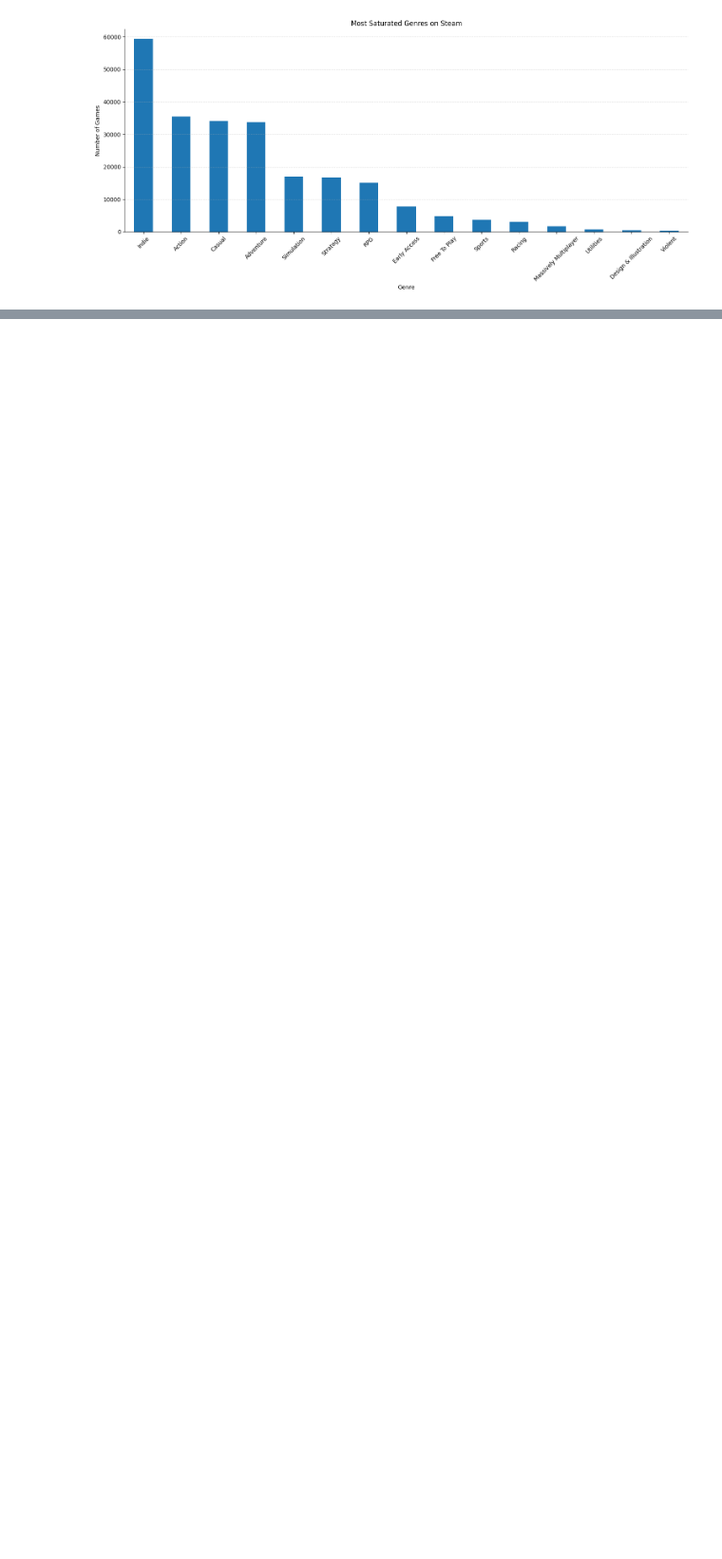
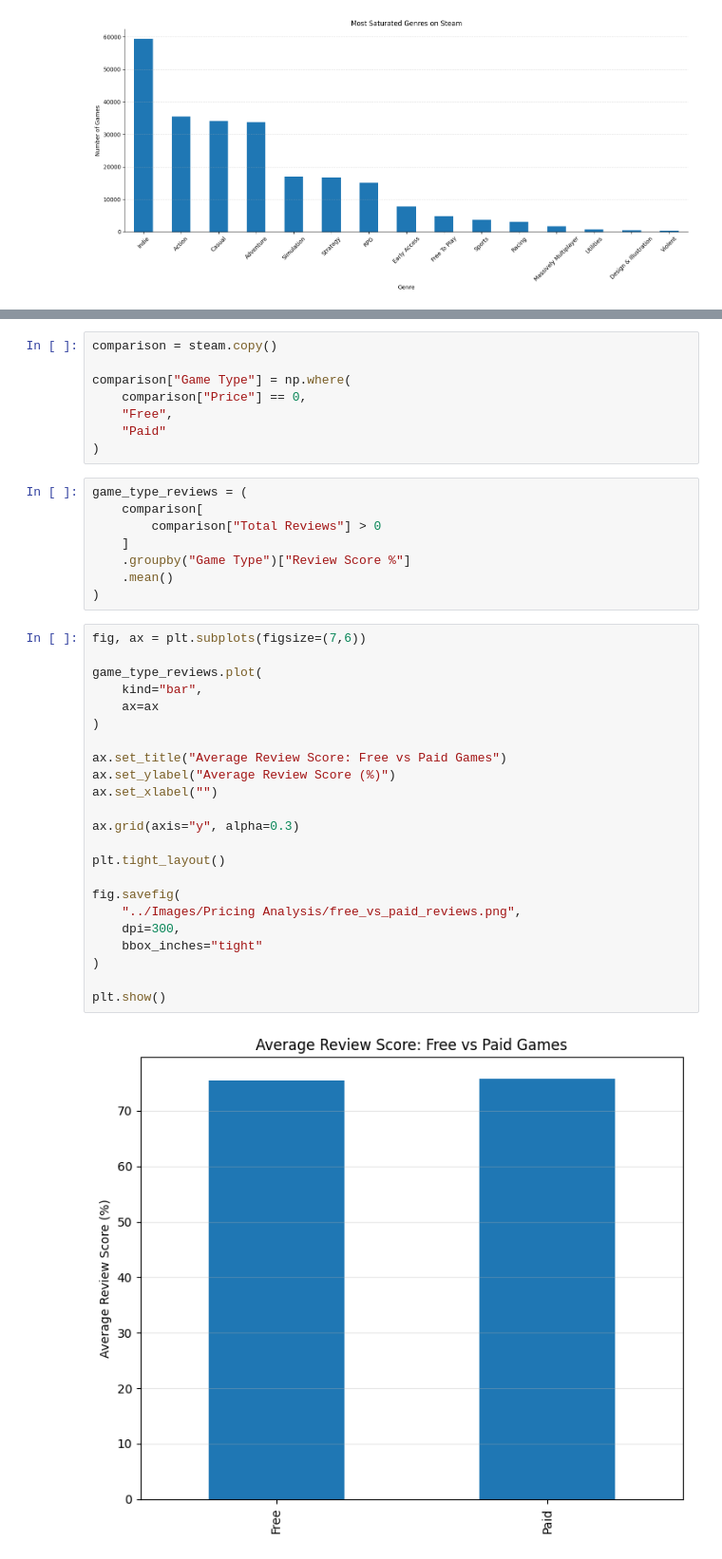
Before and after one commit to molikpunj/Steam-Games-Market-Analysis, a Jupyter notebook: Python/03_Exploratory_Data_Analysis.ipynb, the cells around one changed output, grey strips where cells are left out. Shown at 95% size. Saved outputs shown, nothing was run; the diff lists cells and outputs as text; blank space fills up the shorter version.

```diff
--- a/Python/03_Exploratory_Data_Analysis.ipynb
+++ b/Python/03_Exploratory_Data_Analysis.ipynb
@@ -240,0 +318,41 @@ plt.show()
+# %%
+comparison = steam.copy()
+
+comparison["Game Type"] = np.where(
+    comparison["Price"] == 0,
+    "Free",
+    "Paid"
+)
+# %%
+game_type_reviews = (
+    comparison[
+        comparison["Total Reviews"] > 0
+    ]
+    .groupby("Game Type")["Review Score %"]
+    .mean()
+)
+# %%
+fig, ax = plt.subplots(figsize=(7,6))
+
+game_type_reviews.plot(
+    kind="bar",
+    ax=ax
+)
+
+ax.set_title("Average Review Score: Free vs Paid Games")
+ax.set_ylabel("Average Review Score (%)")
+ax.set_xlabel("")
+
+ax.grid(axis="y", alpha=0.3)
+
+plt.tight_layout()
+
+fig.savefig(
+    "../Images/Pricing Analysis/free_vs_paid_reviews.png",
+    dpi=300,
+    bbox_inches="tight"
+)
+
+plt.show()
+# %% [output]
+[figure, added]
```
Also changed, not shown: parts of 12 cells of this notebook, 9 other files.
